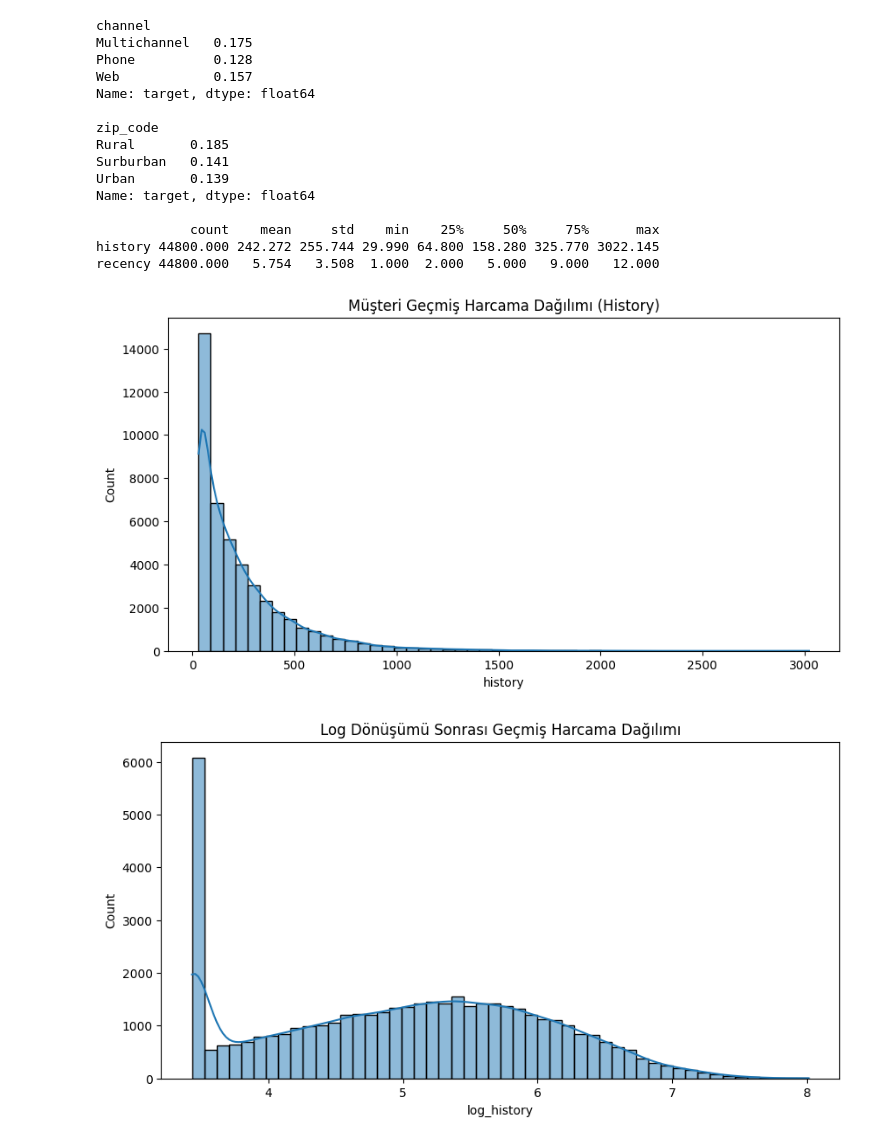
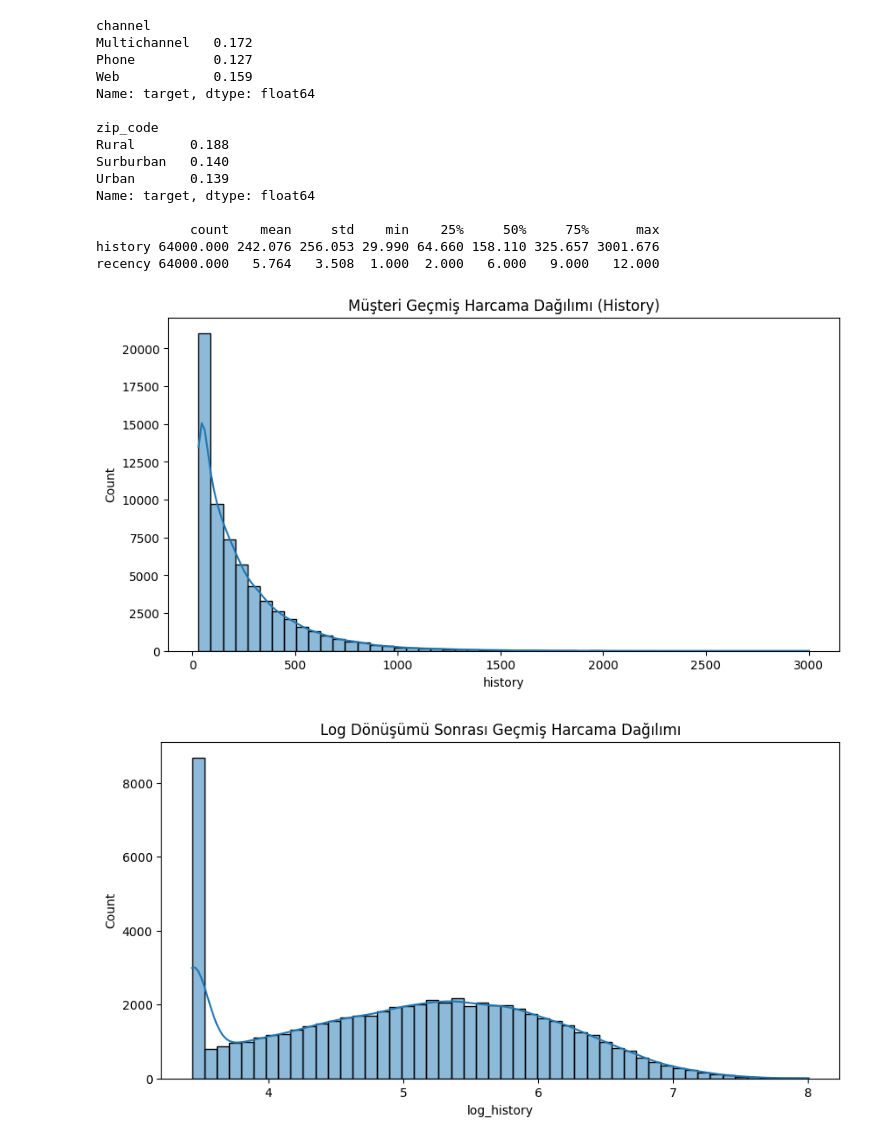
Before and after one commit to faranji/causal-crm-uplift-modeling, a Jupyter notebook: eda.ipynb, the cells around one changed output. Saved outputs shown, nothing was run; the diff lists cells and outputs as text; code cells hidden in the pictures.

```diff
--- a/eda.ipynb
+++ b/eda.ipynb
@@ -188,44 +260,44 @@ Mens E-Mail     0.331
 Name: proportion, dtype: float64
 # %%
 # Hangi alışveriş kanalını kullananların satın alma oranı daha yüksek?
-print(df_train.groupby('channel')['target'].mean())
+print(df.groupby('channel')['target'].mean())
 print()
 # Hangi bölgede yaşayanların satın alma oranı daha yüksek?
-print(df_train.groupby('zip_code')['target'].mean())
+print(df.groupby('zip_code')['target'].mean())
 print()
 # Sayısal sütunların genel istatistikleri
-print(df_train[['history', 'recency']].describe().T)
+print(df[['history', 'recency']].describe().T)
 
 # History sütununun dağılım grafiği - sağa çarpıklığı çıplak gözle göreceksin, yön tayini yapılırken tepe noktasına değil, kuyruğun uzadığı tarafa bakılır.
 plt.figure(figsize=(10, 5))
-sns.histplot(data=df_train, x='history', kde=True, bins=50)
+sns.histplot(data=df, x='history', kde=True, bins=50)
 plt.title("Müşteri Geçmiş Harcama Dağılımı (History)")
 plt.show()
 # %% [output]
 channel
-Multichannel   0.175
-Phone          0.128
-Web            0.157
+Multichannel   0.172
+Phone          0.127
+Web            0.159
 Name: target, dtype: float64
 
 zip_code
-Rural       0.185
-Surburban   0.141
+Rural       0.188
+Surburban   0.140
 Urban       0.139
 Name: target, dtype: float64
 
             count    mean     std    min    25%     50%     75%      max
-history 44800.000 242.272 255.744 29.990 64.800 158.280 325.770 3022.145
-recency 44800.000   5.754   3.508  1.000  2.000   5.000   9.000   12.000
+history 64000.000 242.076 256.053 29.990 64.660 158.110 325.657 3001.676
+recency 64000.000   5.764   3.508  1.000  2.000   6.000   9.000   12.000
-[figure, old version]
+[figure, new version]
 # %%
-df_train['log_history'] = np.log1p(df_train['history']) #right-skewness'ı çözmek için. ridge bundan hoşlanmaz.
+df['log_history'] = np.log1p(df['history']) #right-skewness'ı çözmek için. ridge bundan hoşlanmaz.
 
 # Yeni dağılıma tekrar bakalım
 plt.figure(figsize=(10, 5))
-sns.histplot(data=df_train, x='log_history', kde=True, bins=50)
+sns.histplot(data=df, x='log_history', kde=True, bins=50)
 plt.title("Log Dönüşümü Sonrası Geçmiş Harcama Dağılımı")
 plt.show()
 # %% [output]
-[figure, old version]
+[figure, new version]
 # %%
```
Also changed, not shown: parts of 29 cells of this notebook, 2 other files.
